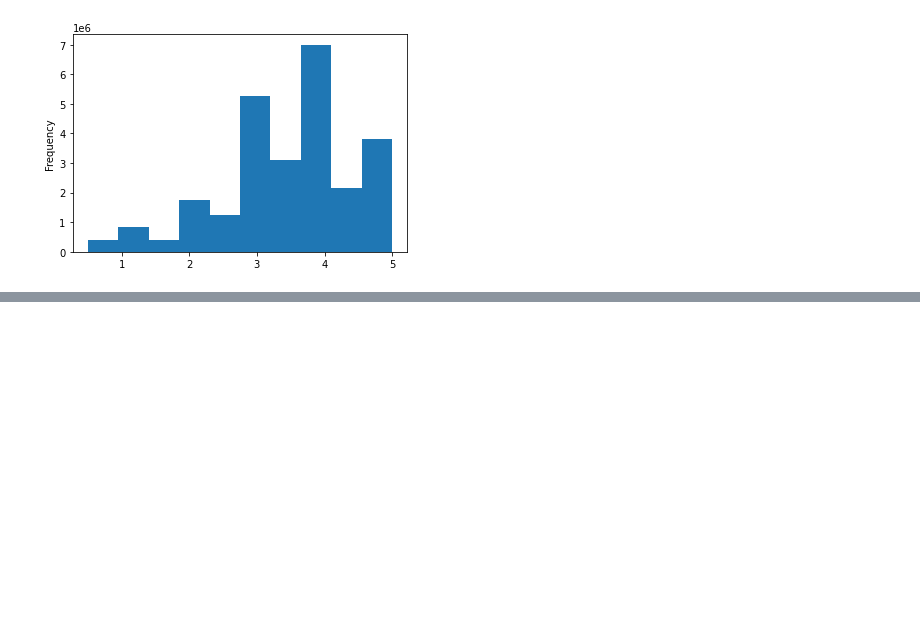
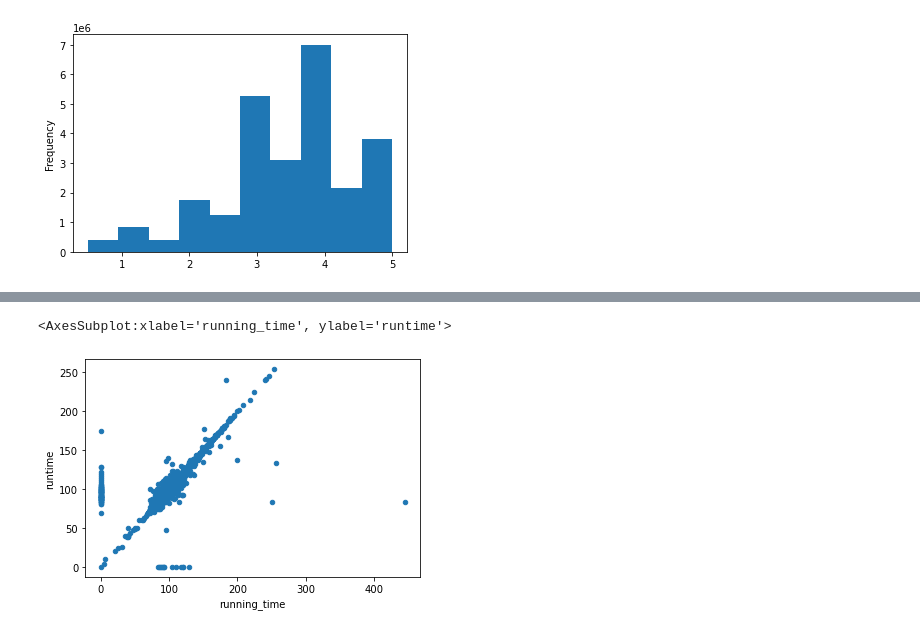
Before and after one commit to JacobSteinfeld/Movies-ETL, a Jupyter notebook: movie_etl.ipynb, the cells around one changed output, grey strips where cells are left out. Saved outputs shown, nothing was run; the diff lists cells and outputs as text; code cells hidden in the pictures; blank space fills up the shorter version.

Commit message:
merged

```diff
--- a/movie_etl.ipynb
+++ b/movie_etl.ipynb
@@ -674,3 +674,5 @@ min                     0.50
 max                     5.00
 Name: rating, dtype: float64
 [figure]
+# %%
+movies_df = pd.merge(wiki_movies_df, kaggle_metadata, on='imdb_id', suffixes=['_wiki','_kaggle'])
@@ -676,0 +760,5 @@ Name: rating, dtype: float64
+# %%
+movies_df.fillna(0).plot(x='running_time', y='runtime', kind='scatter')
+# %% [output]
+<AxesSubplot:xlabel='running_time', ylabel='runtime'>
+[figure, added]
```
Also changed, not shown: parts of 25 cells of this notebook.
